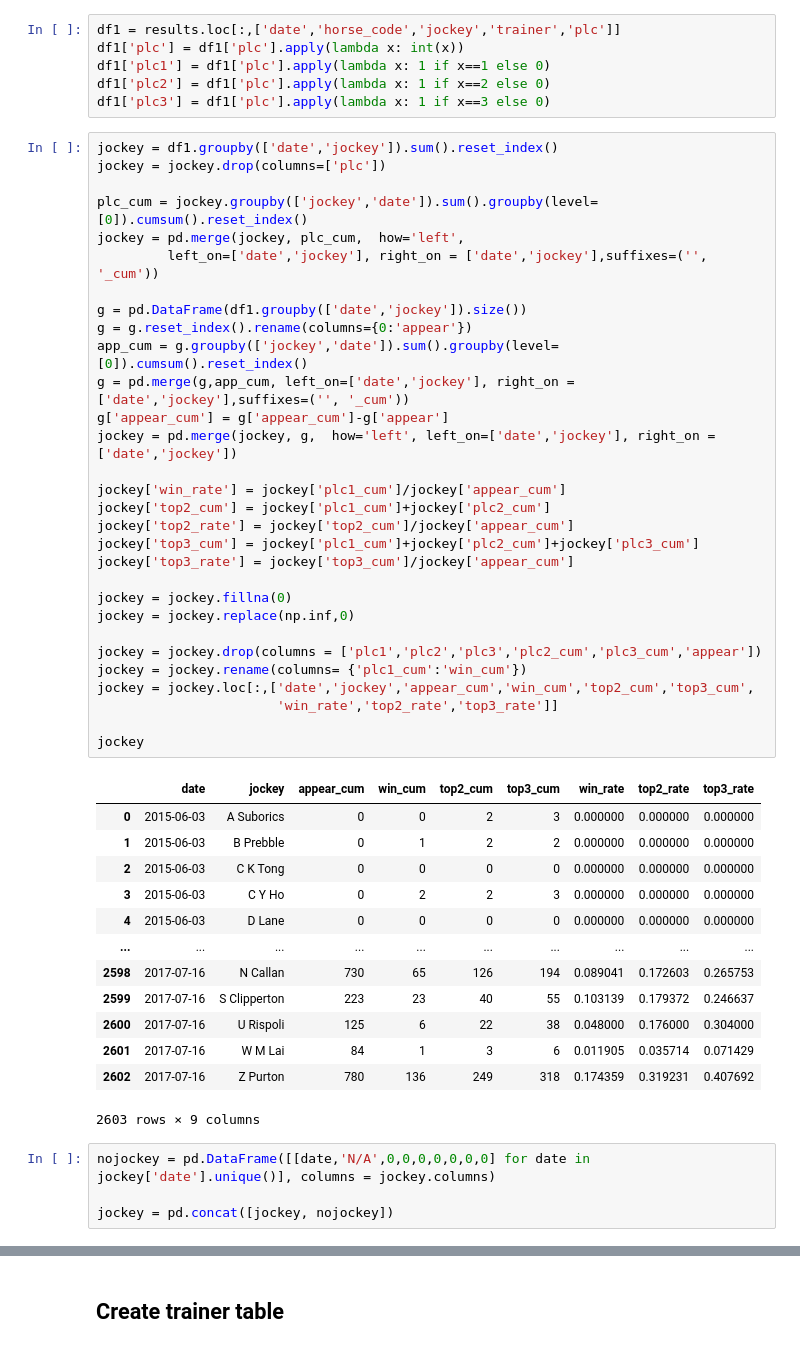
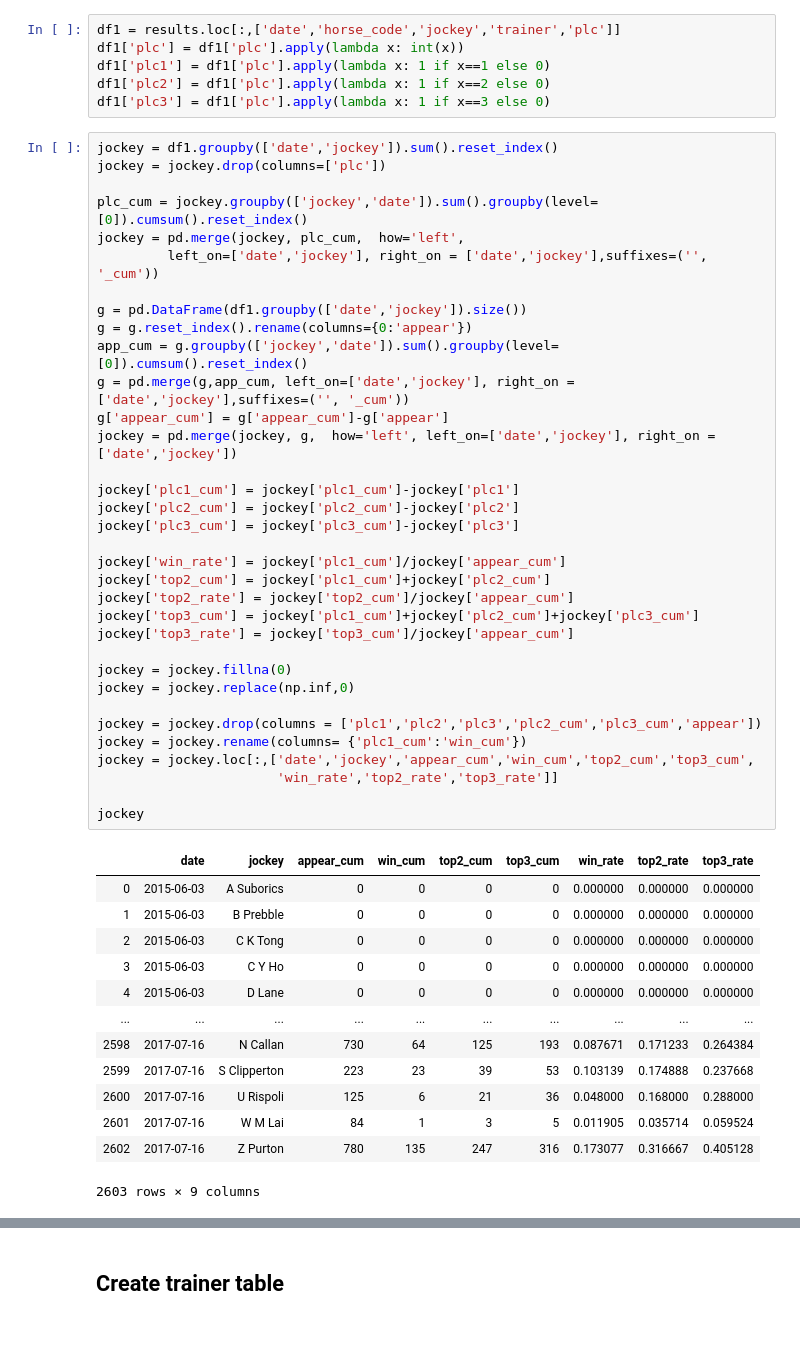
Before and after one commit to ys3250/HKJC, a Jupyter notebook: horse_model_Phoebe.ipynb, the cells around one changed output, grey strips where cells are left out. Drawn from its saved outputs; the diff is of its cells as text.

```diff
--- a/horse_model_Phoebe.ipynb
+++ b/horse_model_Phoebe.ipynb
@@ -263,46 +263,46 @@ jockey = df1.groupby(['date','jockey']).sum().reset_index()
 jockey = jockey.drop(columns=['plc'])
 
 plc_cum = jockey.groupby(['jockey','date']).sum().groupby(level=[0]).cumsum().reset_index()
 jockey = pd.merge(jockey, plc_cum,  how='left',
          left_on=['date','jockey'], right_on = ['date','jockey'],suffixes=('', '_cum'))
 
 g = pd.DataFrame(df1.groupby(['date','jockey']).size())
 g = g.reset_index().rename(columns={0:'appear'})
 app_cum = g.groupby(['jockey','date']).sum().groupby(level=[0]).cumsum().reset_index()
 g = pd.merge(g,app_cum, left_on=['date','jockey'], right_on = ['date','jockey'],suffixes=('', '_cum'))
 g['appear_cum'] = g['appear_cum']-g['appear']
 jockey = pd.merge(jockey, g,  how='left', left_on=['date','jockey'], right_on = ['date','jockey'])
+
+jockey['plc1_cum'] = jockey['plc1_cum']-jockey['plc1']
+jockey['plc2_cum'] = jockey['plc2_cum']-jockey['plc2']
+jockey['plc3_cum'] = jockey['plc3_cum']-jockey['plc3']
 
 jockey['win_rate'] = jockey['plc1_cum']/jockey['appear_cum']
 jockey['top2_cum'] = jockey['plc1_cum']+jockey['plc2_cum']
 jockey['top2_rate'] = jockey['top2_cum']/jockey['appear_cum']
 jockey['top3_cum'] = jockey['plc1_cum']+jockey['plc2_cum']+jockey['plc3_cum']
 jockey['top3_rate'] = jockey['top3_cum']/jockey['appear_cum']
 
 jockey = jockey.fillna(0)
 jockey = jockey.replace(np.inf,0)
 
 jockey = jockey.drop(columns = ['plc1','plc2','plc3','plc2_cum','plc3_cum','appear'])
 jockey = jockey.rename(columns= {'plc1_cum':'win_cum'})
 jockey = jockey.loc[:,['date','jockey','appear_cum','win_cum','top2_cum','top3_cum',
                        'win_rate','top2_rate','top3_rate']]
 
 jockey
 # %% [output]
 |  | date | jockey | appear_cum | win_cum | top2_cum | top3_cum | win_rate | top2_rate | top3_rate |
-| 0 | 2015-06-03 | A Suborics | 0 | 0 | 2 | 3 | 0.000000 | 0.000000 | 0.000000 |
-| 1 | 2015-06-03 | B Prebble | 0 | 1 | 2 | 2 | 0.000000 | 0.000000 | 0.000000 |
+| 0 | 2015-06-03 | A Suborics | 0 | 0 | 0 | 0 | 0.000000 | 0.000000 | 0.000000 |
+| 1 | 2015-06-03 | B Prebble | 0 | 0 | 0 | 0 | 0.000000 | 0.000000 | 0.000000 |
 | 2 | 2015-06-03 | C K Tong | 0 | 0 | 0 | 0 | 0.000000 | 0.000000 | 0.000000 |
-| 3 | 2015-06-03 | C Y Ho | 0 | 2 | 2 | 3 | 0.000000 | 0.000000 | 0.000000 |
+| 3 | 2015-06-03 | C Y Ho | 0 | 0 | 0 | 0 | 0.000000 | 0.000000 | 0.000000 |
 | 4 | 2015-06-03 | D Lane | 0 | 0 | 0 | 0 | 0.000000 | 0.000000 | 0.000000 |
 | ... | ... | ... | ... | ... | ... | ... | ... | ... | ... |
-| 2598 | 2017-07-16 | N Callan | 730 | 65 | 126 | 194 | 0.089041 | 0.172603 | 0.265753 |
-| 2599 | 2017-07-16 | S Clipperton | 223 | 23 | 40 | 55 | 0.103139 | 0.179372 | 0.246637 |
-| 2600 | 2017-07-16 | U Rispoli | 125 | 6 | 22 | 38 | 0.048000 | 0.176000 | 0.304000 |
-| 2601 | 2017-07-16 | W M Lai | 84 | 1 | 3 | 6 | 0.011905 | 0.035714 | 0.071429 |
-| 2602 | 2017-07-16 | Z Purton | 780 | 136 | 249 | 318 | 0.174359 | 0.319231 | 0.407692 |
+| 2598 | 2017-07-16 | N Callan | 730 | 64 | 125 | 193 | 0.087671 | 0.171233 | 0.264384 |
+| 2599 | 2017-07-16 | S Clipperton | 223 | 23 | 39 | 53 | 0.103139 | 0.174888 | 0.237668 |
+| 2600 | 2017-07-16 | U Rispoli | 125 | 6 | 21 | 36 | 0.048000 | 0.168000 | 0.288000 |
+| 2601 | 2017-07-16 | W M Lai | 84 | 1 | 3 | 5 | 0.011905 | 0.035714 | 0.059524 |
+| 2602 | 2017-07-16 | Z Purton | 780 | 135 | 247 | 316 | 0.173077 | 0.316667 | 0.405128 |
 2603 rows × 9 columns
-# %%
-nojockey = pd.DataFrame([[date,'N/A',0,0,0,0,0,0,0] for date in jockey['date'].unique()], columns = jockey.columns)
-
-jockey = pd.concat([jockey, nojockey])
```
Also changed, not shown: parts of 4 cells of this notebook.
